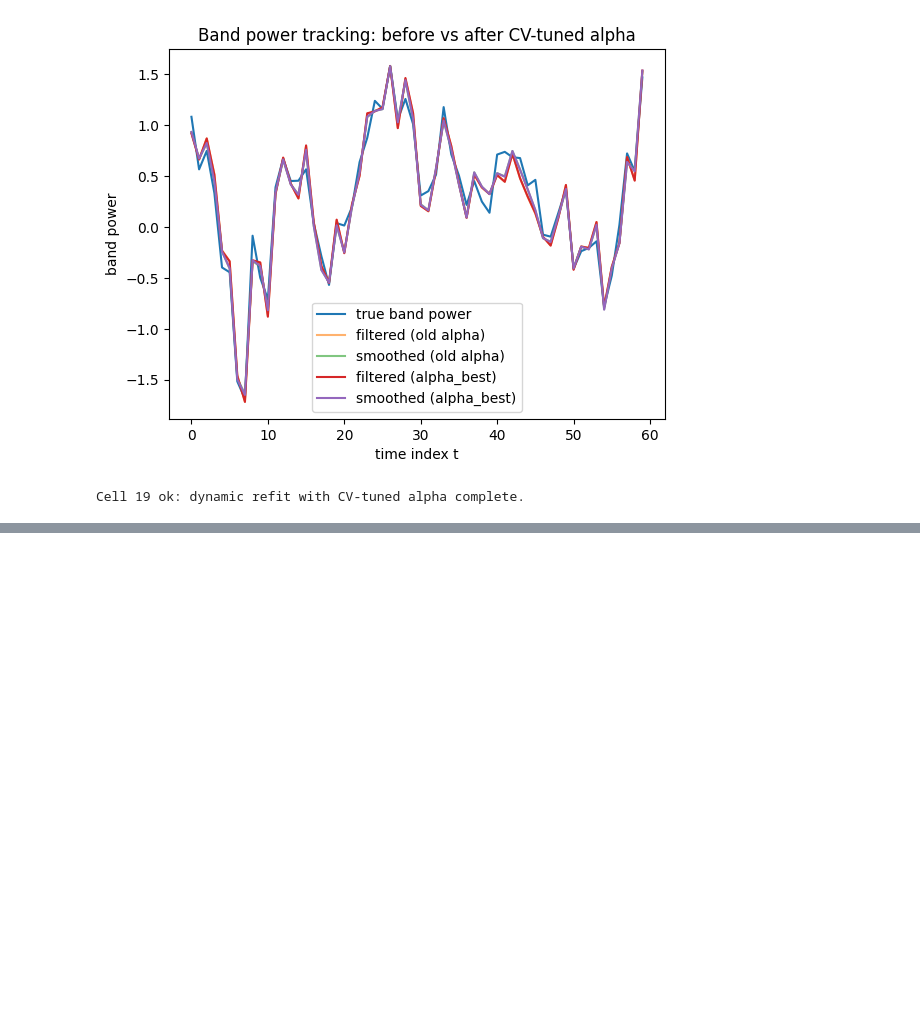
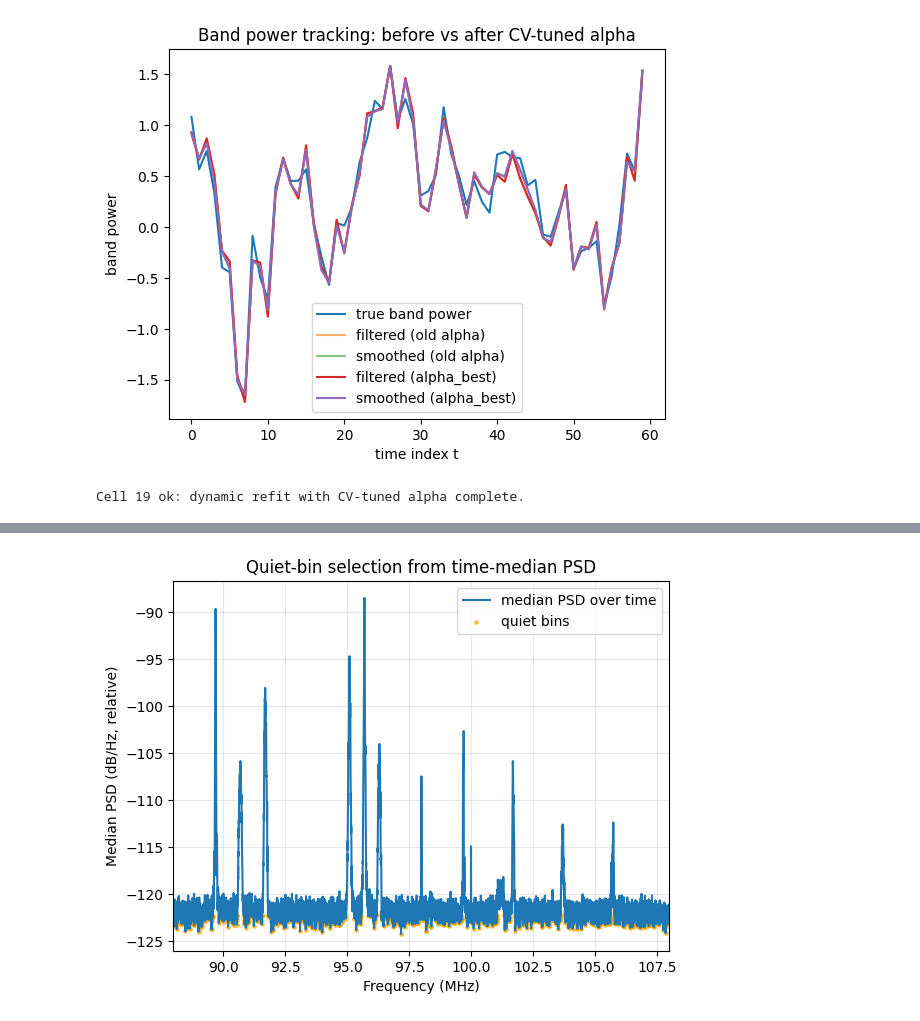
Before and after one commit to jclugor/kl_psd, a Jupyter notebook: implementation.ipynb, the cells around one changed output, grey strips where cells are left out. Cells and saved outputs as stored; diff of their text form; code cells hidden in the pictures; blank space fills up the shorter version.

```diff
--- a/implementation.ipynb
+++ b/implementation.ipynb
@@ -1639,0 +1797,86 @@ Cell 19 ok: dynamic refit with CV-tuned alpha complete.
+# %%
+# Cell RD-3: Grid weights + initial noise estimation from "quiet" bins
+
+import numpy as np
+import matplotlib.pyplot as plt
+
+# Frequency grid (Hz) and PSD matrix from RD-2
+f = f_rf.copy()           # (M,)
+T, M = Y_psd.shape
+
+# Sample rate inferred from grid spacing
+df = float(np.mean(np.diff(f)))          # Hz
+Fs = df * M                              # Hz (should be ~20e6)
+w = np.full(M, df)                       # quadrature weights
+
+print(f"M={M}, df={df:.3f} Hz, Fs≈{Fs/1e6:.3f} MS/s")
+print(f"sum(w)={np.sum(w)/1e6:.6f} MHz (should equal Fs≈{Fs/1e6:.6f} MHz)")
+
+# Validation
+assert abs(np.sum(w) - Fs) < 1e-6 * Fs
+
+# ---- Build a "quiet frequency bins" mask from time-median PSD ----
+# Idea: across time, strong FM stations will show high median power; quiet bins have low median.
+med_over_time = np.median(Y_psd, axis=0)          # (M,)
+
+# Take lowest fraction as "quiet" (adjustable)
+quiet_frac = 0.25
+thr = np.quantile(med_over_time, quiet_frac)
+quiet_mask = med_over_time <= thr
+quiet_count = int(np.sum(quiet_mask))
+
+print(f"Quiet mask uses lowest {quiet_frac*100:.0f}% bins -> {quiet_count}/{M} bins")
+
+# Plot median PSD and highlight quiet region
+plt.figure()
+plt.plot(f/1e6, 10*np.log10(med_over_time + 1e-30), label="median PSD over time")
+plt.scatter((f[quiet_mask]/1e6),
+            10*np.log10(med_over_time[quiet_mask] + 1e-30), c="orange",
+            s=6, label="quiet bins", alpha=0.6)
+plt.xlim(88, 108)
+plt.xlabel("Frequency (MHz)")
+plt.ylabel("Median PSD (dB/Hz, relative)")
+plt.title("Quiet-bin selection from time-median PSD")
+plt.legend()
+plt.grid(True, alpha=0.3)
+plt.show()
+
+# ---- Estimate per-snapshot sigma_eps_t (scalar) in linear PSD domain ----
+# We center the quiet-bin PSD values by their median to estimate fluctuation scale.
+def mad(x):
+    x = np.asarray(x)
+    m = np.median(x)
+    return np.median(np.abs(x - m))
+
+sigma_eps_t = np.zeros(T)
+noise_floor_t = np.zeros(T)
+
+for t in range(T):
+    yq = Y_psd[t, quiet_mask]
+    noise_floor_t[t] = np.median(yq)  # robust "floor" estimate (linear)
+    # noise std estimate around the floor (MAD->std for Gaussian)
+    sigma_eps_t[t] = 1.4826 * mad(yq)
+
+print(f"sigma_eps_t: median={np.median(sigma_eps_t):.3e}, min={sigma_eps_t.min():.3e}, max={sigma_eps_t.max():.3e}")
+
+# Plot estimated noise floor and sigma over time
+plt.figure()
+plt.plot(10*np.log10(noise_floor_t + 1e-30), label="noise floor (median, quiet bins)")
+plt.xlabel("Snapshot index t")
+plt.ylabel("Level (dB/Hz, relative)")
+plt.title("Estimated noise floor over time")
+plt.grid(True, alpha=0.3)
+plt.legend()
+plt.show()
+
+plt.figure()
+plt.plot(sigma_eps_t, label="sigma_eps_t (MAD-based, linear PSD)")
+plt.xlabel("Snapshot index t")
+plt.ylabel("Estimated σ (linear PSD units)")
+plt.title("Estimated measurement noise scale per snapshot")
+plt.grid(True, alpha=0.3)
+plt.legend()
+plt.show()
+
+print("RD-3 ok: weights + initial noise model ready (quiet_mask, sigma_eps_t).")
+# %% [output]
@@ -1639,0 +1886 @@ Cell 19 ok: dynamic refit with CV-tuned alpha complete.
+[figure, added]
```
Also changed, not shown: parts of 10 cells of this notebook.
